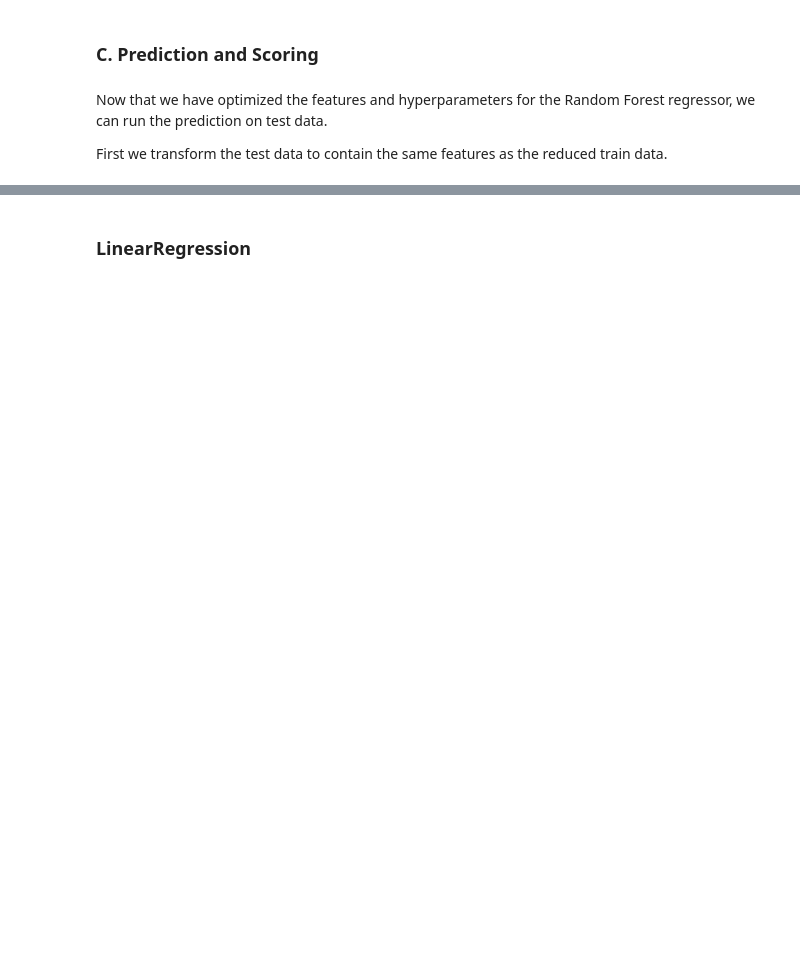
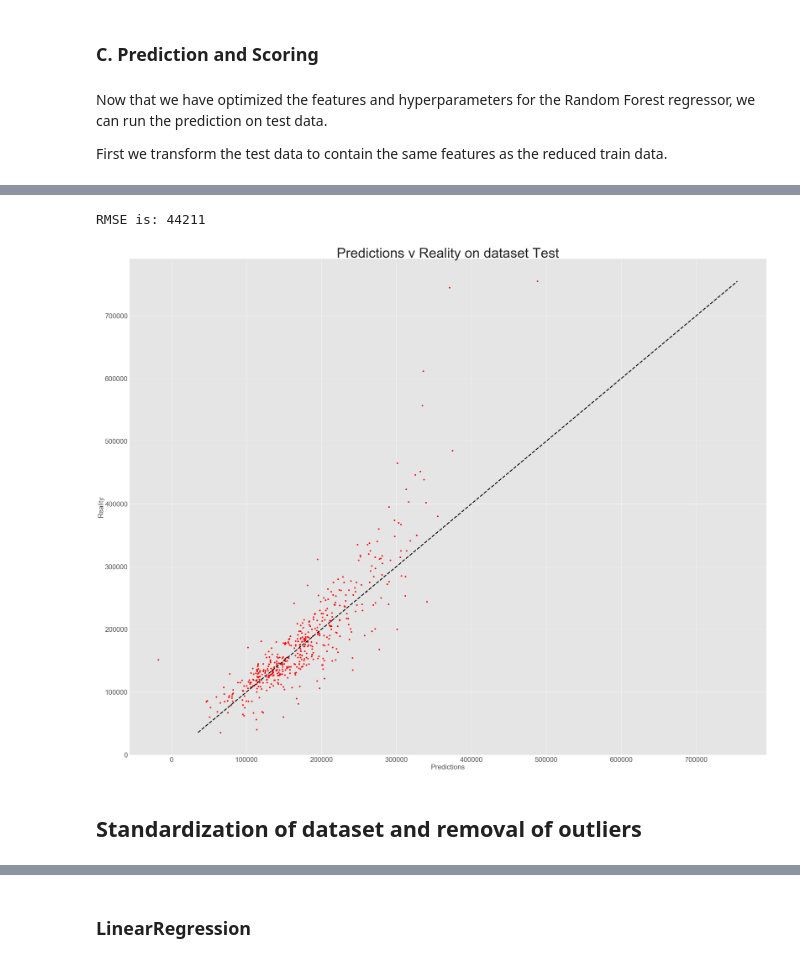
Before and after one commit to saurav-datta/house-prices, a Jupyter notebook: House Prices Prediction.ipynb, the cells around one changed output, grey strips where cells are left out. Saved outputs shown, nothing was run; the diff lists cells and outputs as text; code cells hidden in the pictures; blank space fills up the shorter version.

```diff
--- a/House Prices Prediction.ipynb
+++ b/House Prices Prediction.ipynb
@@ -1175,0 +1348,12 @@ RandomForest RMSE:  32514.4918846
+# %%
+# Basic import of data, removing Id column and filling NAs
+train = pd.read_csv('train.csv')
+
+# Select only numerical features
+train = train.select_dtypes(exclude=['object'])
+
+# Removing the Id column and filling in NAs with 0
+train.drop('Id',axis = 1, inplace = True)
+train.fillna(0,inplace=True)
+
+print('Shape of the train data with numerical features:', train.shape)
@@ -1175,0 +1400,5 @@ RandomForest RMSE:  32514.4918846
+# %%
+# Same thing but for the test set
+y_test = pd.DataFrame(y_test, columns = [LABEL])
+testing_set = pd.DataFrame(x_test, columns = FEATURES).merge(y_test, left_index = True, right_index = True)
+testing_set.head()
@@ -1175,0 +1413,53 @@ RandomForest RMSE:  32514.4918846
+# %%
+# Baseline Model
+
+# Deep Neural Network for continuous features
+# We will be using DNNRegressor from TensorFlow
+# Here a simple single fully connected layer with the same number of neurons
+# as input attributes (36)
+
+# The optimizer used in our case is an Adagrad optimizer (by default).
+
+# Model
+tf.logging.set_verbosity(tf.logging.ERROR)
+
+regressor_1 = tf.contrib.learn.DNNRegressor(feature_columns=feature_cols,
+                                          activation_fn = tf.nn.relu, hidden_units=[36]);
+
+# Reset the index of training
+training_set.reset_index(drop = True, inplace =True)
+
+# Deep Neural Network Regressor with the training set which contain the data split by train test split
+regressor_1.fit(input_fn=lambda: input_fn(training_set), steps=2000);
+
+# Predictions
+y = regressor_1.predict(input_fn=lambda: input_fn(testing_set))
+predictions = list(itertools.islice(y, testing_set.shape[0]))
+predictions = pd.DataFrame(np.array(predictions).reshape(482,1),
+                           columns = ['Prediction'])
+
+reality = pd.DataFrame(testing_set, columns = [COLUMNS]).SalePrice
+
+rmse = sqrt(mean_squared_error(reality, predictions))
+print("RMSE is:",round(rmse))
+# %% [output]
+RMSE is: 44211
+# %%
+# Let's plot it to better vizualize
+
+matplotlib.rc('xtick', labelsize=30)
+matplotlib.rc('ytick', labelsize=30)
+
+fig, ax = plt.subplots(figsize=(50, 40))
+
+plt.style.use('ggplot')
+plt.plot(predictions.values, reality.values, 'ro')
+plt.xlabel('Predictions', fontsize = 30)
+plt.ylabel('Reality', fontsize = 30)
+plt.title('Predictions v Reality on dataset Test', fontsize = 60)
+ax.plot([reality.min(), reality.max()], [reality.min(), reality.max()], 'k--', lw=4)
+plt.show()
+# %% [output]
+[figure, added]
+# %% [markdown]
+## Standardization of dataset and removal of outliers
```
Also changed, not shown: parts of 103 cells of this notebook.
